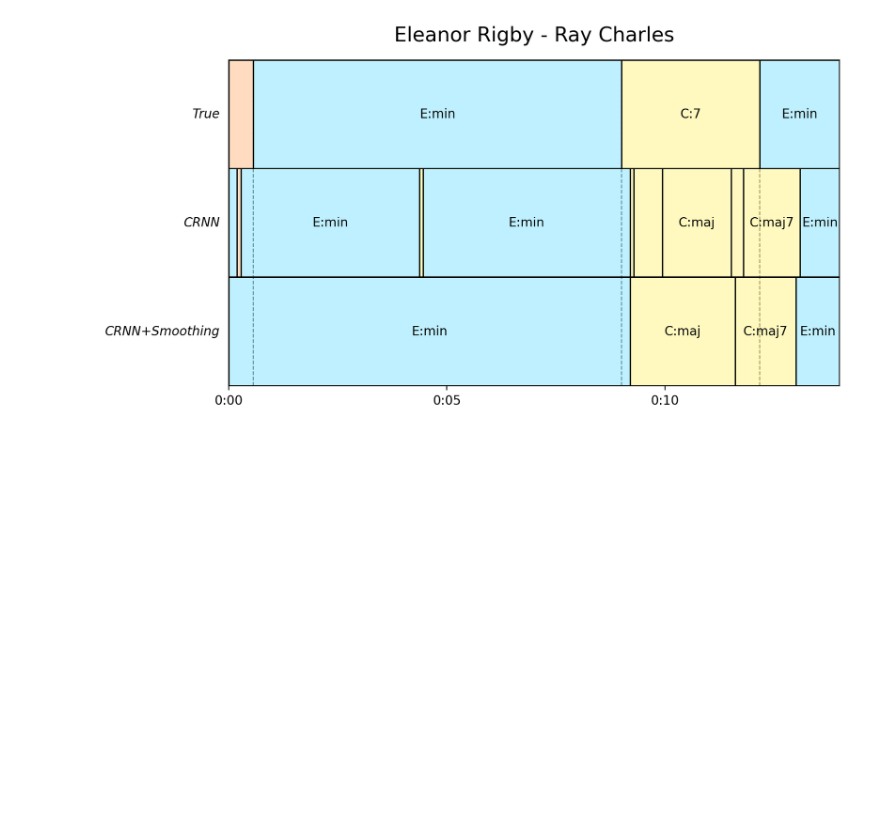
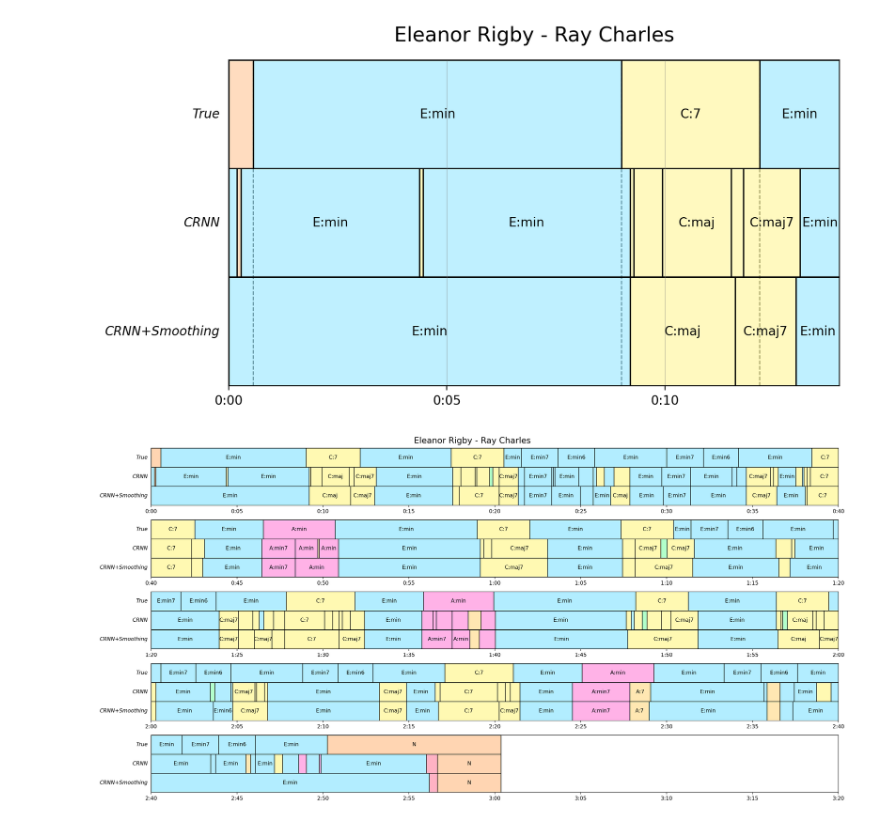
Before and after one commit to PierreRL/AutomaticChordRecognition, a Jupyter notebook: notebooks/experiments/7. Qualitative Testing.ipynb, the cells around one changed output. Cells and saved outputs as stored; diff of their text form; code cells hidden in the pictures; blank space fills up the shorter version.

Commit message:
feat: starting generative features

```diff
--- a/notebooks/experiments/7. Qualitative Testing.ipynb
+++ b/notebooks/experiments/7. Qualitative Testing.ipynb
@@ -1,28 +1,3 @@
 # %%
 %reload_ext autoreload
 %autoreload 2
-# %%
-import autorootcwd
-import os
-
-import torch
-
-from src.models.crnn import get_model
-from src.utils import get_torch_device, id_to_chord_map, get_chord_annotation, HOP_LENGTH, SR
-
-frame_to_secs = lambda x: round(x * (HOP_LENGTH / SR), 2)
-
-def chord_frames_to_sequence(pred_classes):
-    """
-    Returns a sequence of tuples of chord and when the chord starts in seconds
-    """
-    chords = []
-    counter = 0
-    chord_start = 0
-    for i, c in enumerate(pred_classes[:-1]):
-        counter += 1
-        if c != pred_classes[i+1]:
-            chords.append((c, frame_to_secs(chord_start)))
-            chord_start = counter
-    chords.append((pred_classes[-1], frame_to_secs(chord_start)))
-    return chords
@@ -34,6 +56,6 @@ DIR = 'data/processed'
 filename = "raycharles_eleanorrigby"
 cqt = torch.load(f"{DIR}/cache/4096/cqts/{filename}.pt", weights_only=True)
 # %%
-preds = model.predict(cqt.unsqueeze(0).to(device))
-preds_smooth = model_smooth.predict(cqt.unsqueeze(0).to(device))
-true_chords = get_chord_annotation(filename, frame_length=4096/44100)
+preds = model.predict(cqt.unsqueeze(0).to(device)).squeeze()
+preds_smooth = model_smooth.predict(cqt.unsqueeze(0).to(device)).squeeze()
+true_chords = get_chord_annotation(filename, frame_length=HOP_LENGTH/SR)
@@ -334,3 +527,17 @@ plot_chord_block(
 )
 # %% [output]
 [figure]
+# %%
+plot_chord_block_wrapped(
+    {
+        "True": true_chords,
+        "CRNN": preds,
+        "CRNN+Smoothing": preds_smooth
+    },
+    title="Eleanor Rigby - Ray Charles",
+    max_time_per_row=40,
+    width_per_second=0.5,
+    seed=5
+)
+# %% [output]
+[figure, added]
```
Also changed, not shown: parts of 5 cells of this notebook, 2 other files.
